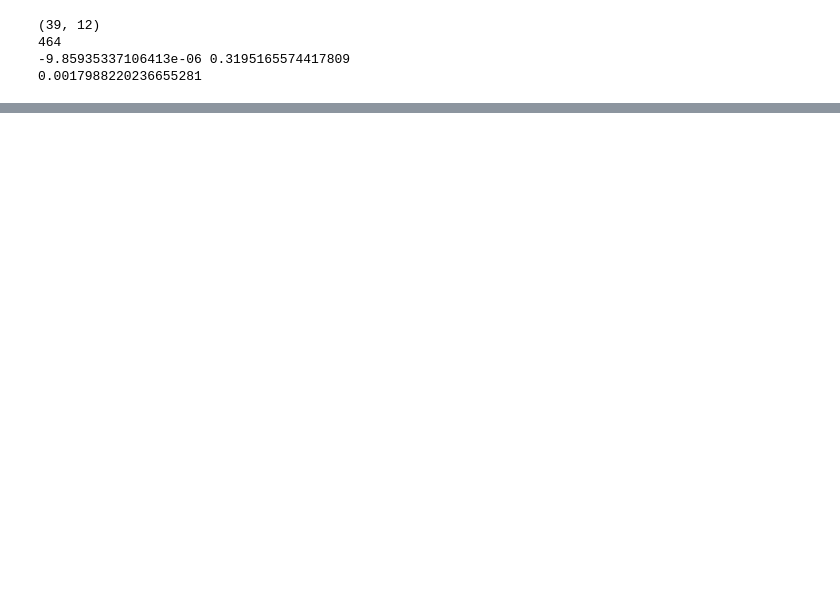
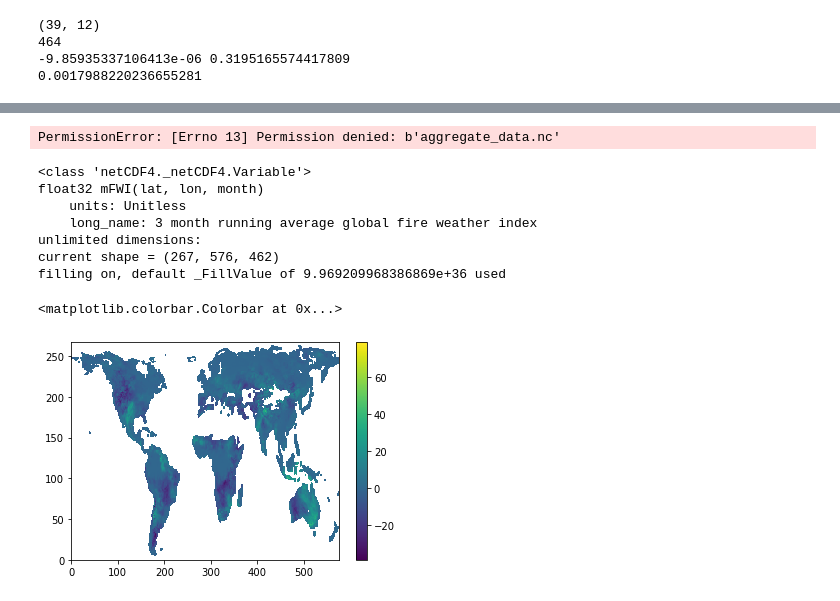
Before and after one commit to patrick-naylor/Global-FWI-ONI-Relationship, a Jupyter notebook: Patrick_Naylor_ONI_FWI_Analysis.ipynb, the cells around one changed output, grey strips where cells are left out. Cells and saved outputs as stored; diff of their text form; code cells hidden in the pictures; blank space fills up the shorter version.

Commit message:
Updated jnote to write netcdf file

```diff
--- a/Patrick_Naylor_ONI_FWI_Analysis.ipynb
+++ b/Patrick_Naylor_ONI_FWI_Analysis.ipynb
@@ -189,0 +265,50 @@ plt.tick_params(axis='both', which='both', bottom=False, top=False, labelbottom=
+# %%
+
+ncfile = Dataset('aggregate_data.nc', mode = 'w', format = 'NETCDF4_CLASSIC')
+lat_dim = ncfile.createDimension('lat', 267)
+lon_dim = ncfile.createDimension('lon', 576)
+month_dim = ncfile.createDimension('month', 462)
+year_dim = ncfile.createDimension('year', 39)
+ncfile.title = 'Aggregated FWI Data'
+ncfile.subtitle = 'Organized into a running three month average timeseries and a yearly average timeseries. Monthly data has linear trend and seasonal cycle removed, Yearly data has linear trend removed.'
+lat = ncfile.createVariable('lat', np.float32, ('lat',))
+lat.units = 'degrees_north'
+lat.long_name = 'latitude'
+lon = ncfile.createVariable('lon',np.float32, ('lon',))
+lon.units = 'degrees_east'
+lon.long_name = 'longitude'
+month = ncfile.createVariable('month', np.int32, ('month',))
+month.units = 'yyyymm'
+month.long_name = 'Month and Year of Monthly Data'
+year = ncfile.createVariable('year', np.int32, ('year',))
+month.units = 'yyyy'
+yFWI = ncfile.createVariable('yFWI', np.float32, ('lat', 'lon', 'year'))
+yFWI.units = 'Unitless'
+yFWI.long_name = 'Annual average global fire weather index'
+mFWI = ncfile.createVariable('mFWI', np.float32, ('lat', 'lon', 'month'))
+mFWI.units = 'Unitless'
+mFWI.long_name = '3 month running average global fire weather index'
+yFWI[:,:,:] = yearly_array[:,:,:]
+mFWI[:,:,:] = three_month_avg[:,:,:]
+lat[:] = sample['lat'][:]
+lon[:] = sample['lon'][:]
+month[:] = nc_date_key[12:-2]
+year[:] = years_int
+ncfile.close()
+# %% [output]
+PermissionError: [Errno 13] Permission denied: b'aggregate_data.nc'
+# %%
+test_nc = nc.Dataset('aggregate_data.nc')
+print(test_nc['mFWI'])
+plt.pcolormesh(test_nc['mFWI'][:,:,8])
+plt.colorbar()
+# %% [output]
+<class 'netCDF4._netCDF4.Variable'>
+float32 mFWI(lat, lon, month)
+    units: Unitless
+    long_name: 3 month running average global fire weather index
+unlimited dimensions:
+current shape = (267, 576, 462)
+filling on, default _FillValue of 9.969209968386869e+36 used
+<matplotlib.colorbar.Colorbar at 0x...>
+[figure, added]
```
Also changed, not shown: parts of 14 cells of this notebook, 1 other file.
